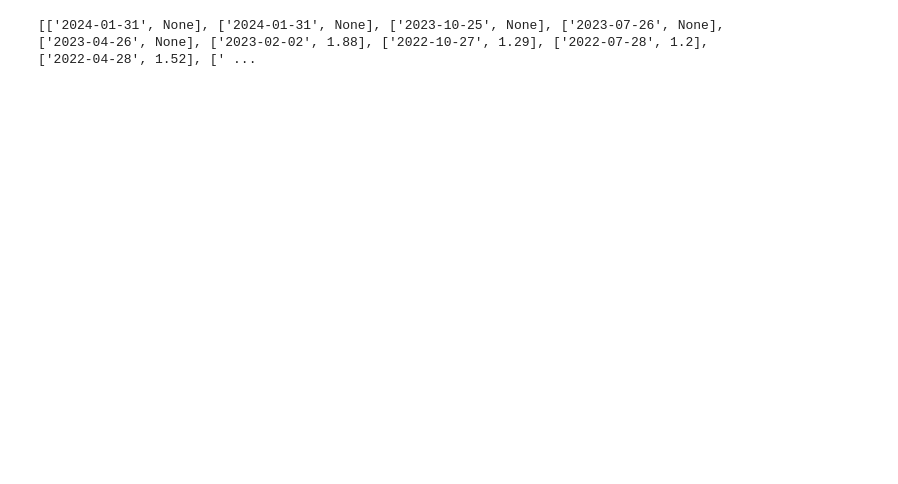
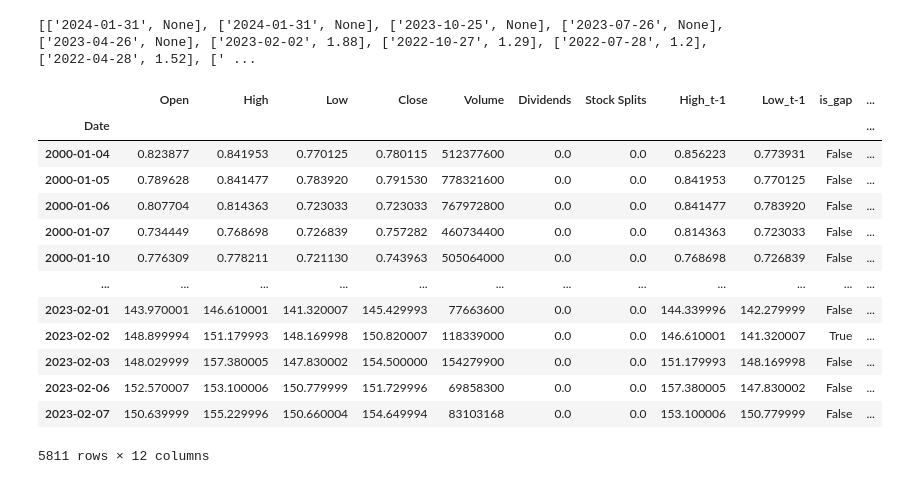
Before and after one commit to alonlerner/finance_project, a Jupyter notebook: find_gaps.ipynb, the cells around one changed output. Drawn from its saved outputs; the diff is of its cells as text; code cells hidden in the pictures; blank space fills up the shorter version.

```diff
--- a/find_gaps.ipynb
+++ b/find_gaps.ipynb
@@ -49,3 +49,25 @@ f.close()
 !rm {stock_abbr}.json
 # %% [output]
 [['2024-01-31', None], ['2024-01-31', None], ['2023-10-25', None], ['2023-07-26', None], ['2023-04-26', None], ['2023-02-02', 1.88], ['2022-10-27', 1.29], ['2022-07-28', 1.2], ['2022-04-28', 1.52], [' ...
+# %%
+stock['eps'] = None
+
+for i in range(len(earnings) - 1):
+    if earnings[i+1][1]:
+        stock.loc[earnings[i+1][0] : earnings[i][0], 'eps'] = earnings[i+1][1]
+stock
+# %% [output]
+|  | Open | High | Low | Close | Volume | Dividends | Stock Splits | High_t-1 | Low_t-1 | is_gap | ... |
+| Date |  |  |  |  |  |  |  |  |  |  | ... |
+| 2000-01-04 | 0.823877 | 0.841953 | 0.770125 | 0.780115 | 512377600 | 0.0 | 0.0 | 0.856223 | 0.773931 | False | ... |
+| 2000-01-05 | 0.789628 | 0.841477 | 0.783920 | 0.791530 | 778321600 | 0.0 | 0.0 | 0.841953 | 0.770125 | False | ... |
+| 2000-01-06 | 0.807704 | 0.814363 | 0.723033 | 0.723033 | 767972800 | 0.0 | 0.0 | 0.841477 | 0.783920 | False | ... |
+| 2000-01-07 | 0.734449 | 0.768698 | 0.726839 | 0.757282 | 460734400 | 0.0 | 0.0 | 0.814363 | 0.723033 | False | ... |
+| 2000-01-10 | 0.776309 | 0.778211 | 0.721130 | 0.743963 | 505064000 | 0.0 | 0.0 | 0.768698 | 0.726839 | False | ... |
+| ... | ... | ... | ... | ... | ... | ... | ... | ... | ... | ... | ... |
+| 2023-02-01 | 143.970001 | 146.610001 | 141.320007 | 145.429993 | 77663600 | 0.0 | 0.0 | 144.339996 | 142.279999 | False | ... |
+| 2023-02-02 | 148.899994 | 151.179993 | 148.169998 | 150.820007 | 118339000 | 0.0 | 0.0 | 146.610001 | 141.320007 | True | ... |
+| 2023-02-03 | 148.029999 | 157.380005 | 147.830002 | 154.500000 | 154279900 | 0.0 | 0.0 | 151.179993 | 148.169998 | False | ... |
+| 2023-02-06 | 152.570007 | 153.100006 | 150.779999 | 151.729996 | 69858300 | 0.0 | 0.0 | 157.380005 | 147.830002 | False | ... |
+| 2023-02-07 | 150.639999 | 155.229996 | 150.660004 | 154.649994 | 83103168 | 0.0 | 0.0 | 153.100006 | 150.779999 | False | ... |
+5811 rows × 12 columns
```
Also changed, not shown: parts of 4 cells of this notebook.
